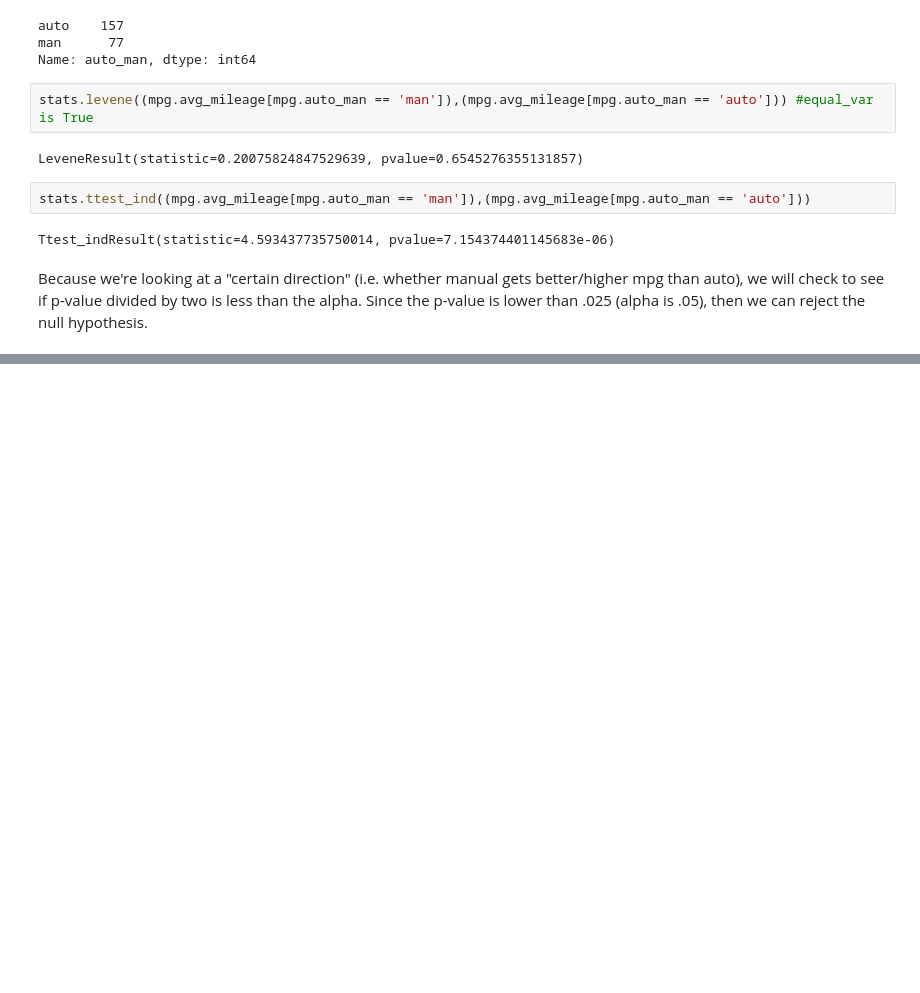
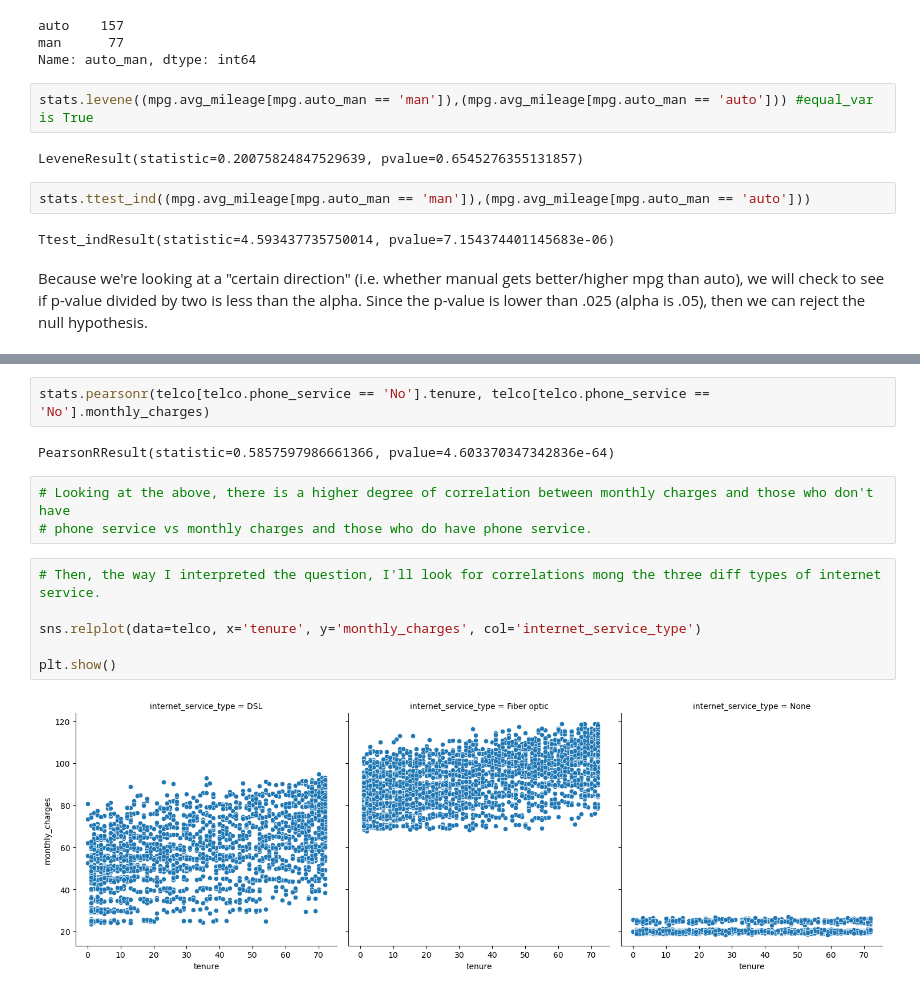
Before and after one commit to wilson-velasco/statistics-exercises, a Jupyter notebook: hypothesis_testing.ipynb, the cells around one changed output, grey strips where cells are left out. Cells and saved outputs as stored; diff of their text form; blank space fills up the shorter version.

```diff
--- a/hypothesis_testing.ipynb
+++ b/hypothesis_testing.ipynb
@@ -206,0 +343,15 @@ Because we're looking at a "certain direction" (i.e. whether manual gets better/
+# %%
+stats.pearsonr(telco[telco.phone_service == 'No'].tenure, telco[telco.phone_service == 'No'].monthly_charges)
+# %% [output]
+PearsonRResult(statistic=0.5857597986661366, pvalue=4.603370347342836e-64)
+# %%
+# Looking at the above, there is a higher degree of correlation between monthly charges and those who don't have
+# phone service vs monthly charges and those who do have phone service.
+# %%
+# Then, the way I interpreted the question, I'll look for correlations mong the three diff types of internet service.
+
+sns.relplot(data=telco, x='tenure', y='monthly_charges', col='internet_service_type')
+
+plt.show()
+# %% [output]
+[figure, added]
```
Also changed, not shown: parts of 49 cells of this notebook.
